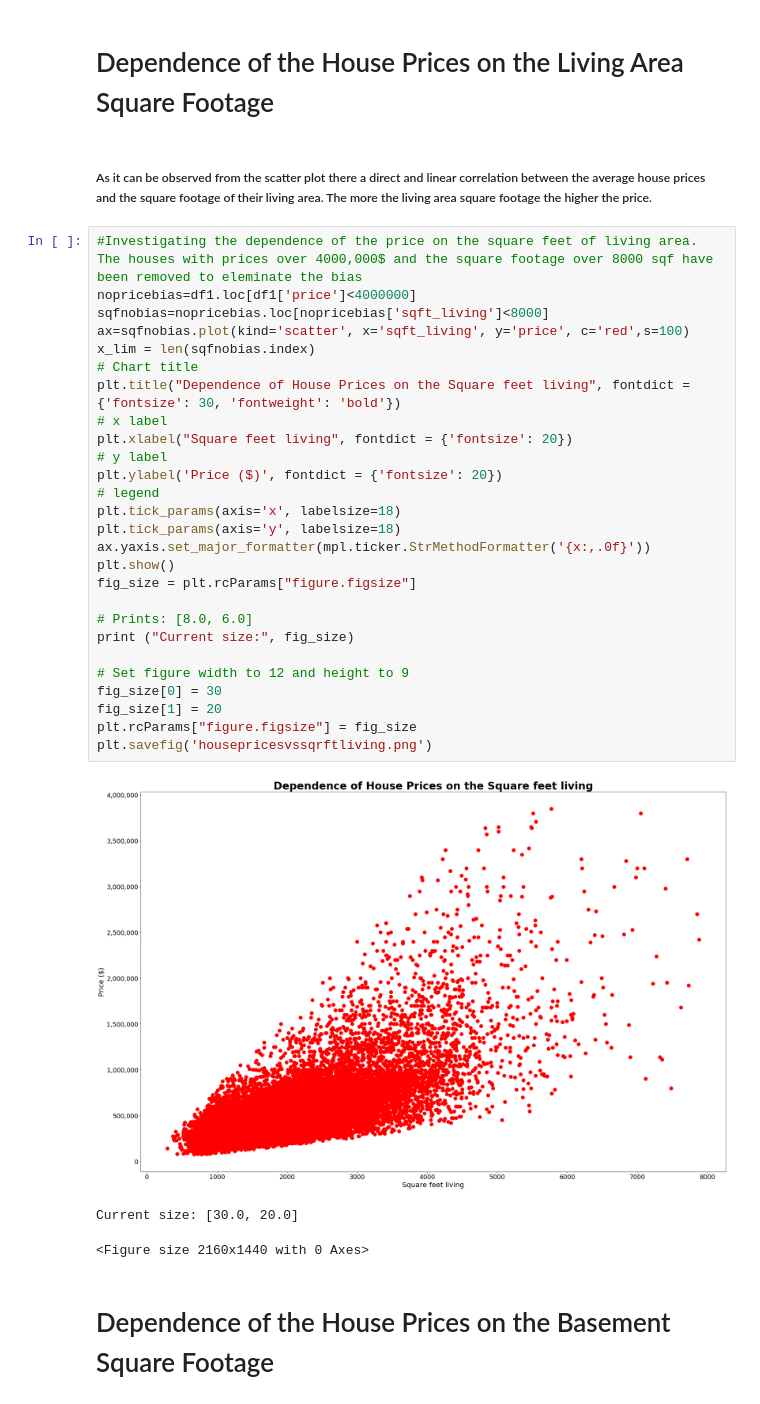
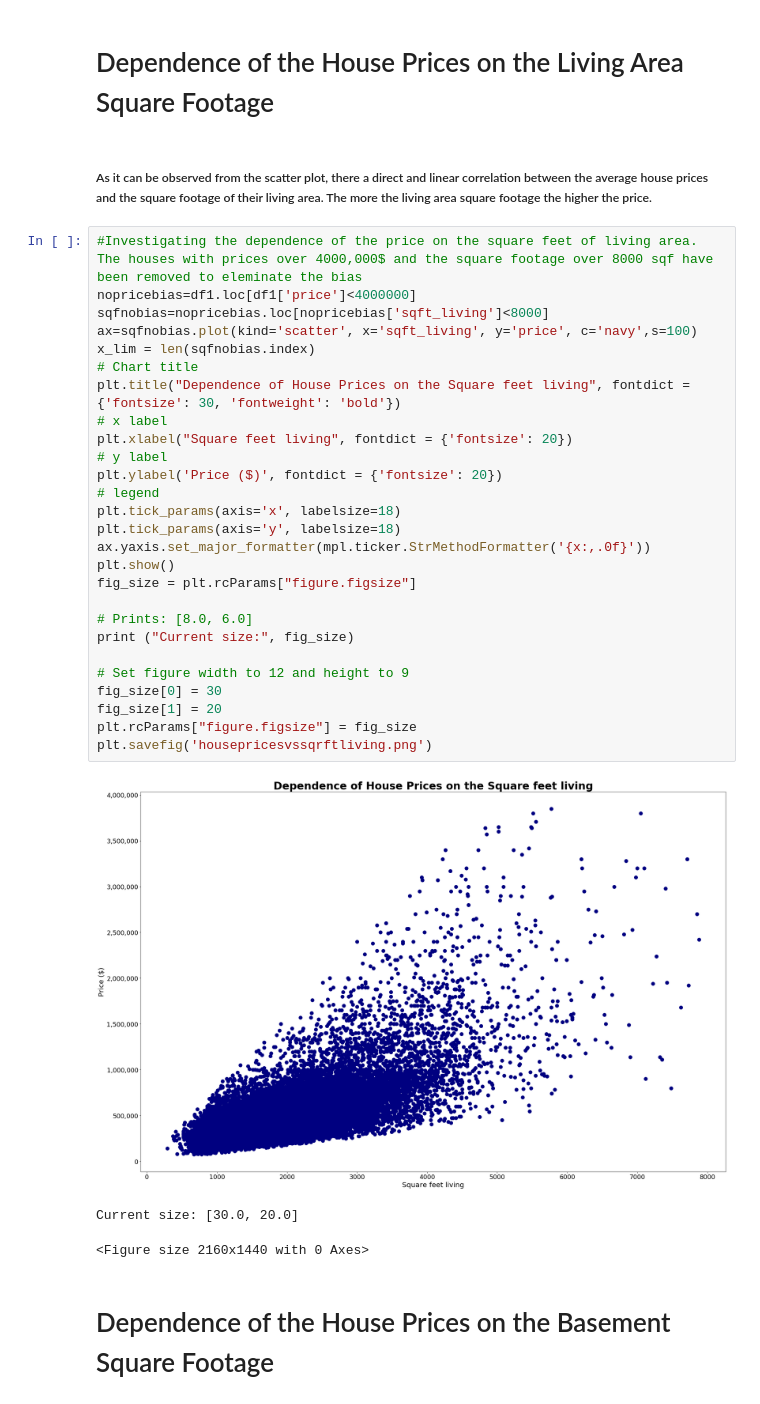
Before and after one commit to kavehamini/Impact_of_weather_on_home_sales, a Jupyter notebook: The Project/weathervshomesales.ipynb, the cells around one changed output. Cells and saved outputs as stored; diff of their text form.

```diff
--- a/The Project/weathervshomesales.ipynb
+++ b/The Project/weathervshomesales.ipynb
@@ -190,36 +190,36 @@ nobedroom
 # %% [markdown]
 # Dependence of the House Prices on the Living Area Square Footage
 # %% [markdown]
-##### As it can be observed from the scatter plot there a direct and linear correlation between the average house prices and the square footage of their living area. The more the living area square footage the higher the price.
+##### As it can be observed from the scatter plot, there a direct and linear correlation between the average house prices and the square footage of their living area. The more the living area square footage the higher the price.
 # %%
 #Investigating the dependence of the price on the square feet of living area. The houses with prices over 4000,000$ and the square footage over 8000 sqf have been removed to eleminate the bias
 nopricebias=df1.loc[df1['price']<4000000]
 sqfnobias=nopricebias.loc[nopricebias['sqft_living']<8000]
-ax=sqfnobias.plot(kind='scatter', x='sqft_living', y='price', c='red',s=100)
+ax=sqfnobias.plot(kind='scatter', x='sqft_living', y='price', c='navy',s=100)
 x_lim = len(sqfnobias.index)
 # Chart title
 plt.title("Dependence of House Prices on the Square feet living", fontdict = {'fontsize': 30, 'fontweight': 'bold'})
 # x label
 plt.xlabel("Square feet living", fontdict = {'fontsize': 20})
 # y label
 plt.ylabel('Price ($)', fontdict = {'fontsize': 20})
 # legend
 plt.tick_params(axis='x', labelsize=18)
 plt.tick_params(axis='y', labelsize=18)
 ax.yaxis.set_major_formatter(mpl.ticker.StrMethodFormatter('{x:,.0f}'))
 plt.show()
 fig_size = plt.rcParams["figure.figsize"]
 
 # Prints: [8.0, 6.0]
 print ("Current size:", fig_size)
 
 # Set figure width to 12 and height to 9
 fig_size[0] = 30
 fig_size[1] = 20
 plt.rcParams["figure.figsize"] = fig_size
 plt.savefig('housepricesvssqrftliving.png')
 # %% [output]
-[figure, old version]
+[figure, new version]
 Current size: [30.0, 20.0]
 <Figure size 2160x1440 with 0 Axes>
 # %% [markdown]
```
Also changed, not shown: parts of 13 cells of this notebook.
